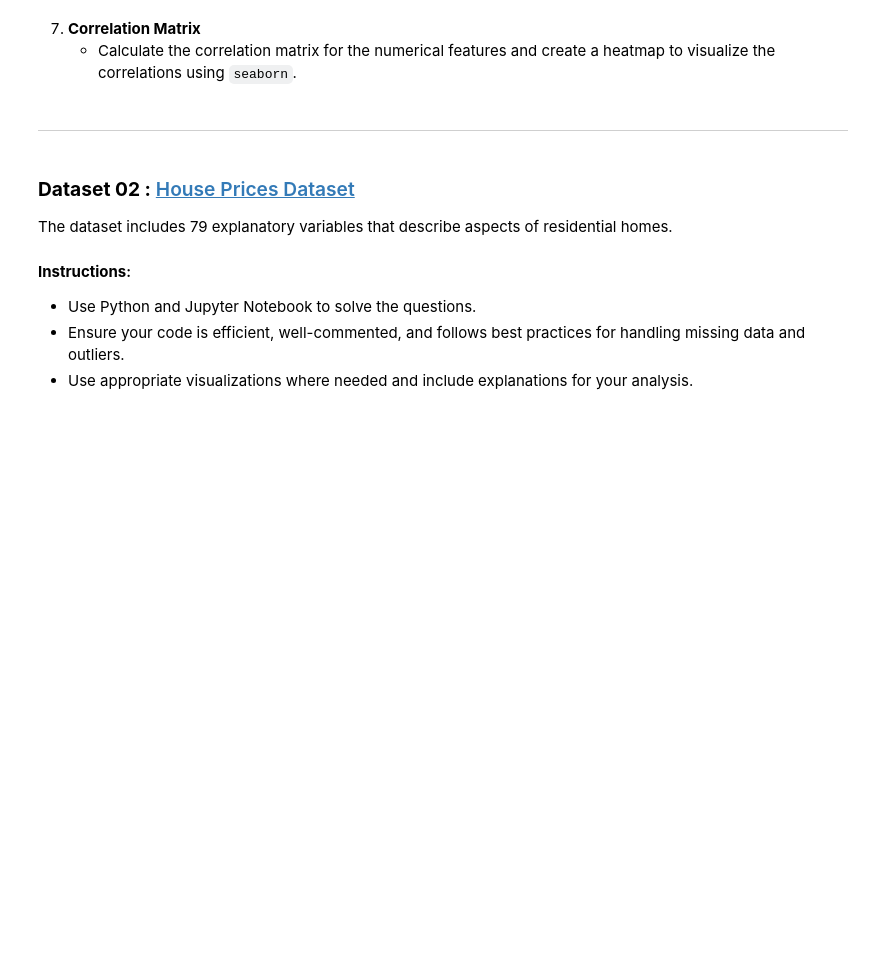
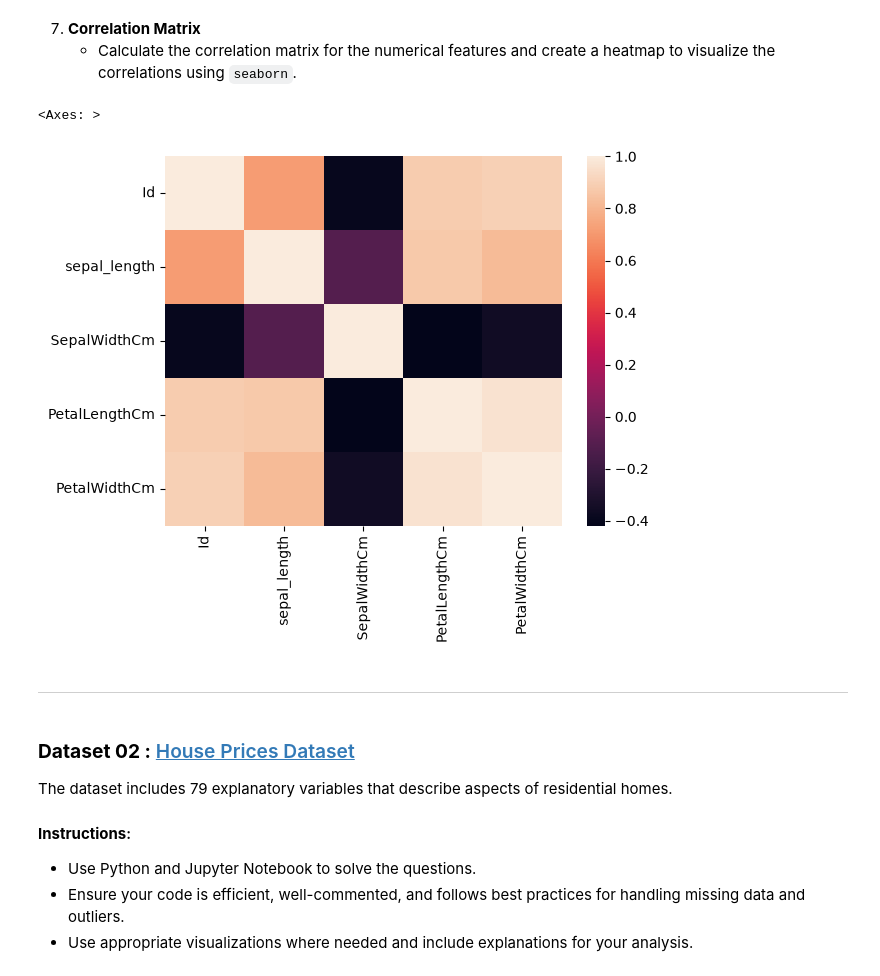
Before and after one commit to abinhyanmikha/Data-Science, a Jupyter notebook: Assignment/Assignment7/Assignment-07_Sep11.ipynb, the cells around one changed output. Cells and saved outputs as stored; diff of their text form; code cells hidden in the pictures; blank space fills up the shorter version.

```diff
--- a/Assignment/Assignment7/Assignment-07_Sep11.ipynb
+++ b/Assignment/Assignment7/Assignment-07_Sep11.ipynb
@@ -132,6 +182,12 @@ Name: sepal_length, Length: 150, dtype: bool
 
 7. **Correlation Matrix**
    - Calculate the correlation matrix for the numerical features and create a heatmap to visualize the correlations using `seaborn`.
+# %%
+corr=csv.corr(numeric_only=True)
+sns.heatmap(data=corr)
+# %% [output]
+<Axes: >
+[figure, added]
 # %% [markdown]
 ---
 # %% [markdown]
```
Also changed, not shown: parts of 14 cells of this notebook, 1 other file.
